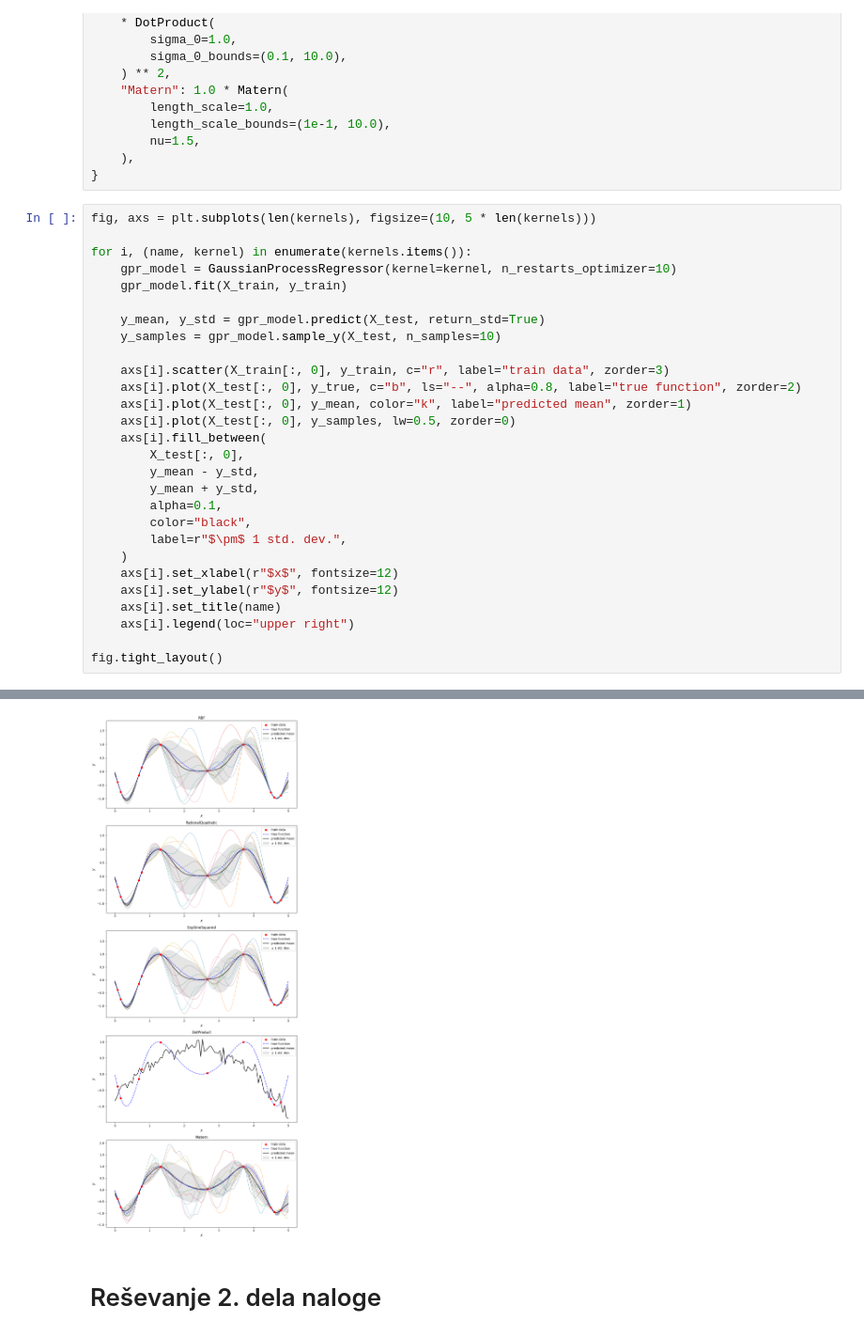
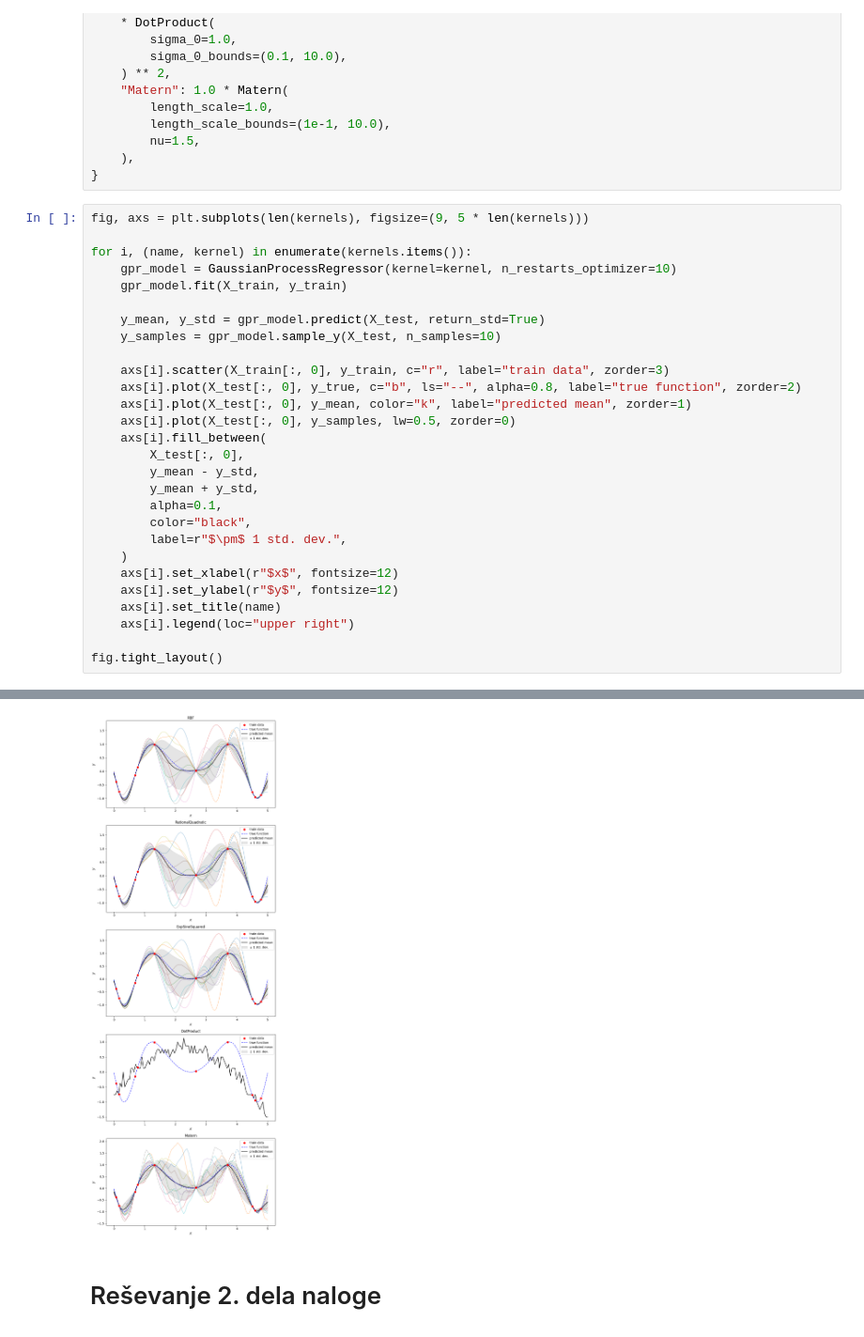
Before and after one commit to j-gavran/PSUF_Hmumu, a Jupyter notebook: vaje/vaje2.ipynb, the cells around one changed output, grey strips where cells are left out. Shown at 94% size. Cells and saved outputs as stored; diff of their text form.

```diff
--- a/vaje/vaje2.ipynb
+++ b/vaje/vaje2.ipynb
@@ -558,7 +231,7 @@ kernels = {
     ),
 }
 # %%
-fig, axs = plt.subplots(len(kernels), figsize=(10, 5 * len(kernels)))
+fig, axs = plt.subplots(len(kernels), figsize=(9, 5 * len(kernels)))
 
 for i, (name, kernel) in enumerate(kernels.items()):
     gpr_model = GaussianProcessRegressor(kernel=kernel, n_restarts_optimizer=10)
@@ -594,4 +282,4 @@ Increase the number of iterations (max_iter) or scale the data as shown in:
-[figure, old version]
+[figure, new version]
 # %% [markdown]
 # Reševanje 2. dela naloge
 # %%
```
Also changed, not shown: parts of 63 cells of this notebook, 4 other files.
